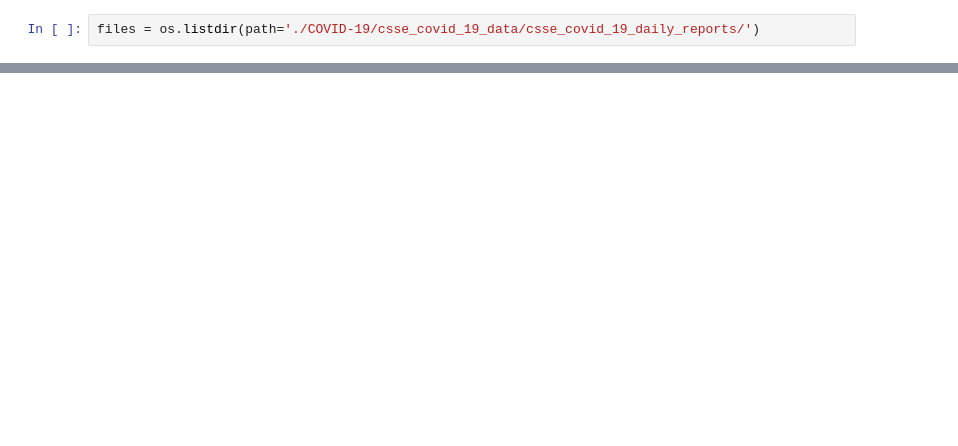
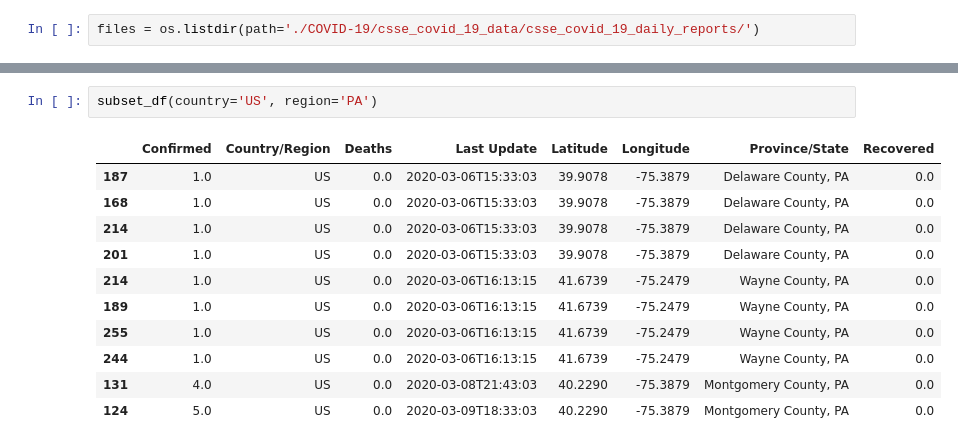
Before and after one commit to jcohen312/corona, a Jupyter notebook: Untitled.ipynb, the cells around one changed output, grey strips where cells are left out. Cells and saved outputs as stored; diff of their text form; blank space fills up the shorter version.

```diff
--- a/Untitled.ipynb
+++ b/Untitled.ipynb
@@ -21,0 +88,14 @@ os.listdir()
+# %%
+subset_df(country='US', region='PA')
+# %% [output]
+|  | Confirmed | Country/Region | Deaths | Last Update | Latitude | Longitude | Province/State | Recovered |
+| 187 | 1.0 | US | 0.0 | 2020-03-06T15:33:03 | 39.9078 | -75.3879 | Delaware County, PA | 0.0 |
+| 168 | 1.0 | US | 0.0 | 2020-03-06T15:33:03 | 39.9078 | -75.3879 | Delaware County, PA | 0.0 |
+| 214 | 1.0 | US | 0.0 | 2020-03-06T15:33:03 | 39.9078 | -75.3879 | Delaware County, PA | 0.0 |
+| 201 | 1.0 | US | 0.0 | 2020-03-06T15:33:03 | 39.9078 | -75.3879 | Delaware County, PA | 0.0 |
+| 214 | 1.0 | US | 0.0 | 2020-03-06T16:13:15 | 41.6739 | -75.2479 | Wayne County, PA | 0.0 |
+| 189 | 1.0 | US | 0.0 | 2020-03-06T16:13:15 | 41.6739 | -75.2479 | Wayne County, PA | 0.0 |
+| 255 | 1.0 | US | 0.0 | 2020-03-06T16:13:15 | 41.6739 | -75.2479 | Wayne County, PA | 0.0 |
+| 244 | 1.0 | US | 0.0 | 2020-03-06T16:13:15 | 41.6739 | -75.2479 | Wayne County, PA | 0.0 |
+| 131 | 4.0 | US | 0.0 | 2020-03-08T21:43:03 | 40.2290 | -75.3879 | Montgomery County, PA | 0.0 |
+| 124 | 5.0 | US | 0.0 | 2020-03-09T18:33:03 | 40.2290 | -75.3879 | Montgomery County, PA | 0.0 |
```
Also changed, not shown: parts of 11 cells of this notebook.
